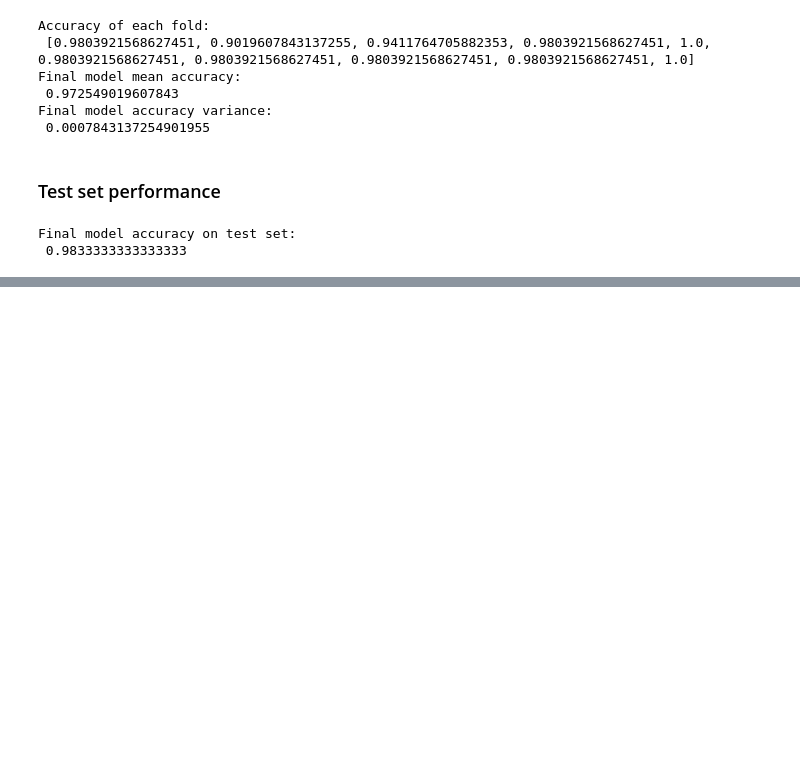
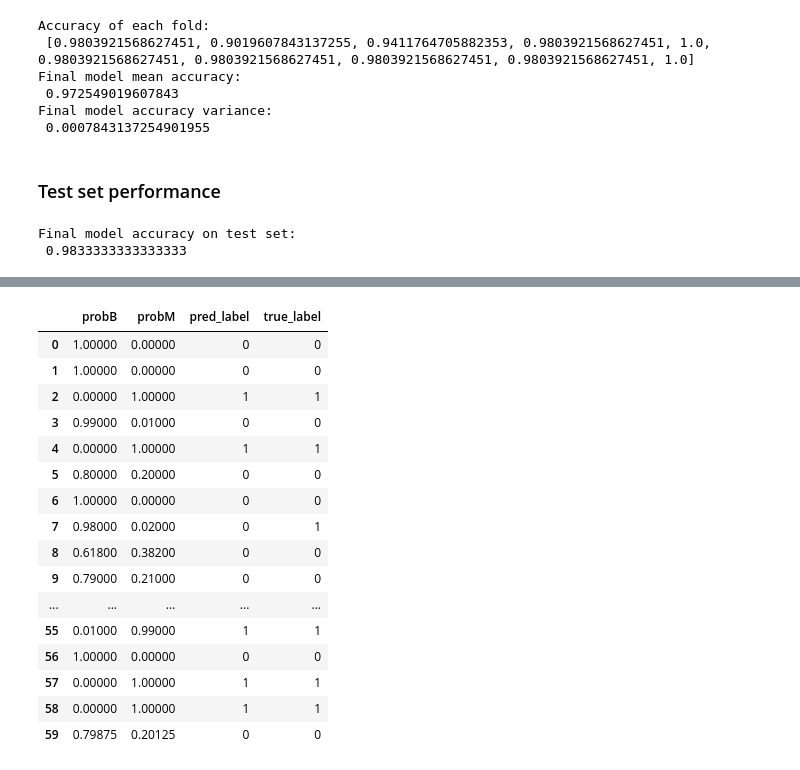
Before and after one commit to assayer5/uci-breast-cancer-diagnosis, a Jupyter notebook: breastcancer_model.ipynb, the cells around one changed output, grey strips where cells are left out. Cells and saved outputs as stored; diff of their text form; code cells hidden in the pictures; blank space fills up the shorter version.

```diff
--- a/breastcancer_model.ipynb
+++ b/breastcancer_model.ipynb
@@ -284,0 +292,25 @@ Final model accuracy on test set:
+# %%
+# B = 0, M = 1
+# not good to predict benign when actually malignant
+results = pd.DataFrame(rfc.predict_proba(Xtest), columns=['probB','probM'])
+results['pred_label']=rfc.predict(Xtest)
+results['true_label']=ytest
+results
+# %% [output]
+|  | probB | probM | pred_label | true_label |
+| 0 | 1.00000 | 0.00000 | 0 | 0 |
+| 1 | 1.00000 | 0.00000 | 0 | 0 |
+| 2 | 0.00000 | 1.00000 | 1 | 1 |
+| 3 | 0.99000 | 0.01000 | 0 | 0 |
+| 4 | 0.00000 | 1.00000 | 1 | 1 |
+| 5 | 0.80000 | 0.20000 | 0 | 0 |
+| 6 | 1.00000 | 0.00000 | 0 | 0 |
+| 7 | 0.98000 | 0.02000 | 0 | 1 |
+| 8 | 0.61800 | 0.38200 | 0 | 0 |
+| 9 | 0.79000 | 0.21000 | 0 | 0 |
+| ... | ... | ... | ... | ... |
+| 55 | 0.01000 | 0.99000 | 1 | 1 |
+| 56 | 1.00000 | 0.00000 | 0 | 0 |
+| 57 | 0.00000 | 1.00000 | 1 | 1 |
+| 58 | 0.00000 | 1.00000 | 1 | 1 |
+| 59 | 0.79875 | 0.20125 | 0 | 0 |
```
Also changed, not shown: parts of 2 cells of this notebook.
